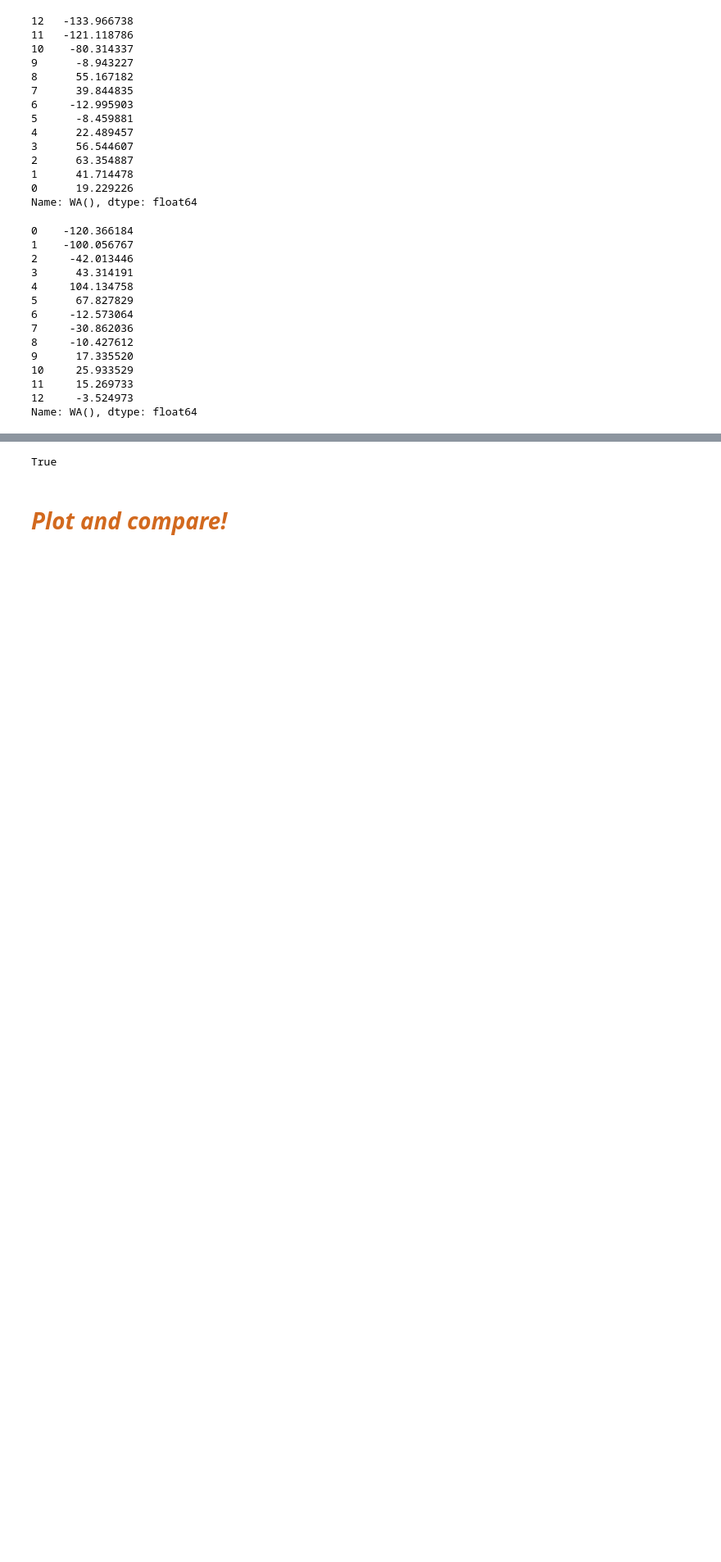
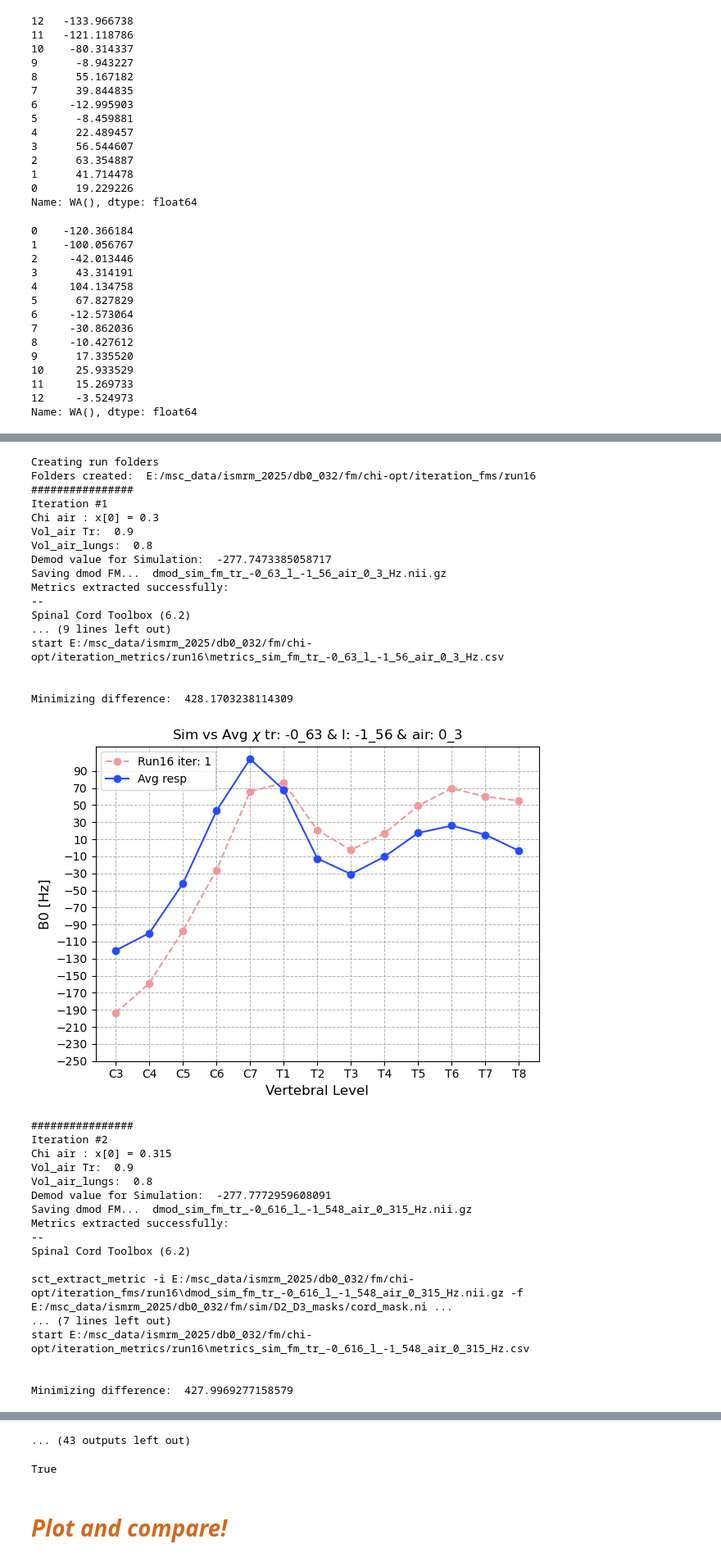
Before and after one commit to evaalonsoortiz/sus-optimization, a Jupyter notebook: chi_opt_pro.ipynb, the cells around one changed output, grey strips where cells are left out. Shown at 82% size. Cells and saved outputs as stored; diff of their text form; code cells hidden in the pictures; blank space fills up the shorter version.

```diff
--- a/chi_opt_pro.ipynb
+++ b/chi_opt_pro.ipynb
@@ -547,0 +816,58 @@ Current values of variables: x[0] = -2.6 & x[1] = 0.3
+# %%
+# Set initial values, boundaries and run optimization
+initial_values = [0.3,0.9,0.8] # Body should begin
+# First bound is trachea
+# Second bound is Lung
+bounds = [(-0.5, 0.5),(0.7,0.9),(0.6,0.9)]
+
+if counter != 0 :
+        # This means that you forgot to change the folder run number, to avoid mixing tests, please run that cell
+        # Changing the number after run!
+    print("Please change run # to avoid mixing result folders :)")
+else:
+    if not os.path.exists(path_to_iter_dmod_fms) or not os.path.exists(path_to_iter_metrics):
+        print("Creating run folders")
+        os.makedirs(path_to_iter_dmod_fms)
+        os.makedirs(path_to_iter_metrics)
+        print("Folders created: ", path_to_iter_dmod_fms)
+
+    result = optimize.minimize(f_iair_vol_avg_resp_plot, initial_values, bounds = bounds, method = 'Nelder-Mead')
+
+    # Output the result
+    print("Optimization result:", result)
+# %% [output]
+Creating run folders
+Folders created:  E:/msc_data/ismrm_2025/db0_032/fm/chi-opt/iteration_fms/run16
+################
+Iteration #1
+Chi air : x[0] = 0.3
+Vol_air Tr:  0.9
+Vol_air_lungs:  0.8
+Demod value for Simulation:  -277.7473385058717
+Saving dmod FM...  dmod_sim_fm_tr_-0_63_l_-1_56_air_0_3_Hz.nii.gz
+Metrics extracted successfully:
+--
+Spinal Cord Toolbox (6.2)
+... (9 lines left out)
+start E:/msc_data/ismrm_2025/db0_032/fm/chi-opt/iteration_metrics/run16\metrics_sim_fm_tr_-0_63_l_-1_56_air_0_3_Hz.csv
+
+
+Minimizing difference:  428.1703238114309
+[figure, added]
+################
+Iteration #2
+Chi air : x[0] = 0.315
+Vol_air Tr:  0.9
+Vol_air_lungs:  0.8
+Demod value for Simulation:  -277.7772959608091
+Saving dmod FM...  dmod_sim_fm_tr_-0_616_l_-1_548_air_0_315_Hz.nii.gz
+Metrics extracted successfully:
+--
+Spinal Cord Toolbox (6.2)
+
+sct_extract_metric -i E:/msc_data/ismrm_2025/db0_032/fm/chi-opt/iteration_fms/run16\dmod_sim_fm_tr_-0_616_l_-1_548_air_0_315_Hz.nii.gz -f E:/msc_data/ismrm_2025/db0_032/fm/sim/D2_D3_masks/cord_mask.ni ...
+... (7 lines left out)
+start E:/msc_data/ismrm_2025/db0_032/fm/chi-opt/iteration_metrics/run16\metrics_sim_fm_tr_-0_616_l_-1_548_air_0_315_Hz.csv
+
+
+Minimizing difference:  427.9969277158579
@@ -548,3 +947,4 @@ Current values of variables: x[0] = -2.6 & x[1] = 0.3
+... (43 outputs left out)
 # %%
 os.path.exists(path_to_iter_dmod_fms)
 # %% [output]
```
Also changed, not shown: parts of 15 cells of this notebook, 2 other files.
